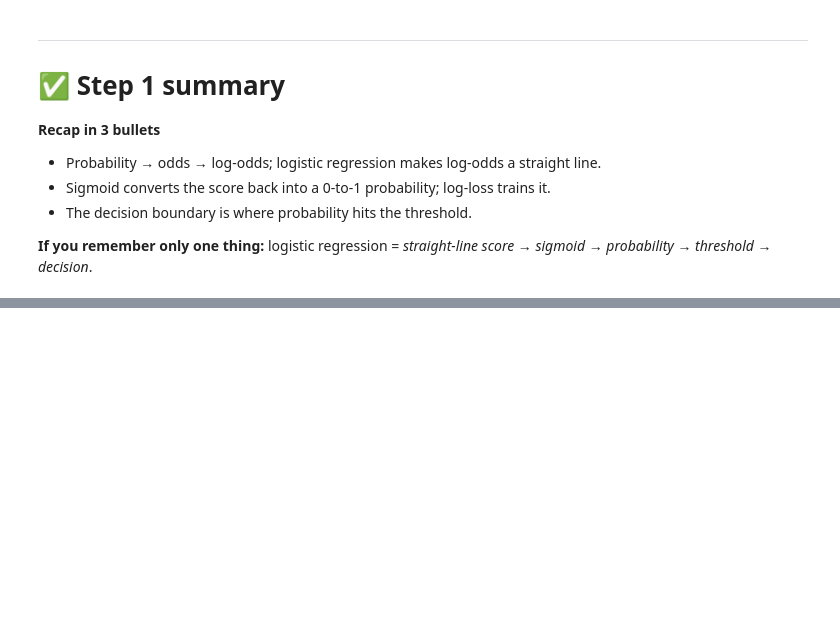
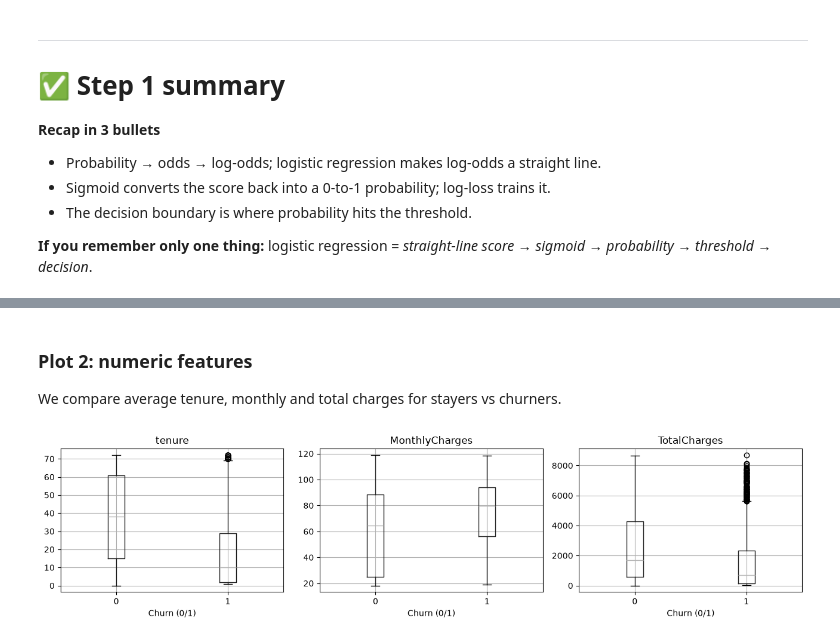
Before and after one commit to Arnav-Shrivastava/logistic-regression-zero-to-one, a Jupyter notebook: logistic_regression_zero_to_one.ipynb, the cells around one changed output, grey strips where cells are left out. Saved outputs shown, nothing was run; the diff lists cells and outputs as text; code cells hidden in the pictures; blank space fills up the shorter version.

```diff
--- a/logistic_regression_zero_to_one.ipynb
+++ b/logistic_regression_zero_to_one.ipynb
@@ -468,0 +587,13 @@ Set z = 0: 2 − x₁ = 0 → **x₁ = 2**.
+# %% [markdown]
+### Plot 2: numeric features
+We compare average tenure, monthly and total charges for stayers vs churners.
+# %%
+if not SYNTHETIC:
+    num = ["tenure", "MonthlyCharges", "TotalCharges"]               # the numeric columns
+    fig, ax = plt.subplots(1, 3, figsize=(13, 3.5))
+    for a, c in zip(ax, num):                                         # one box plot per column
+        df.boxplot(column=c, by="Churn", ax=a)                        # compare churn=0 vs churn=1
+        a.set_title(c); a.set_xlabel("Churn (0/1)")
+    plt.suptitle(""); plt.tight_layout(); plt.show()
+# %% [output]
+[figure, added]
```
Also changed, not shown: parts of 41 cells of this notebook.
